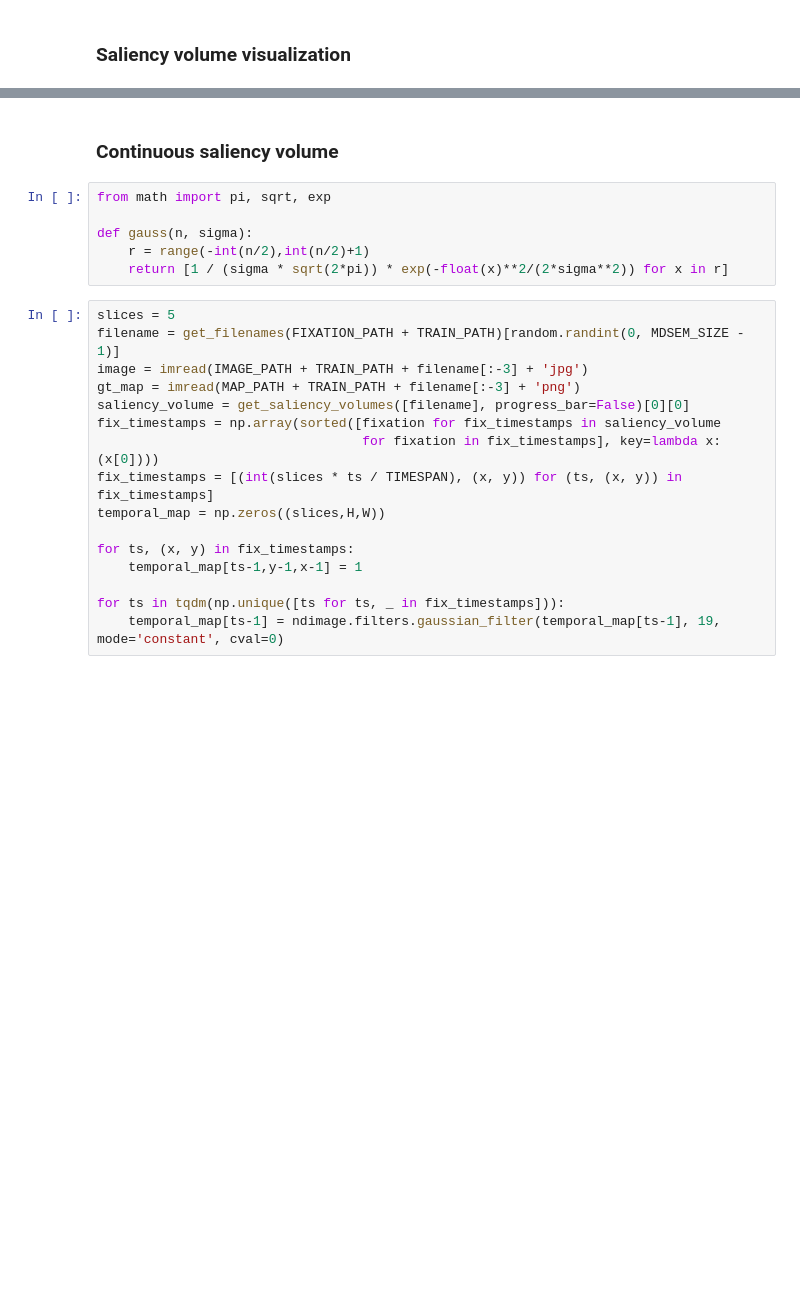
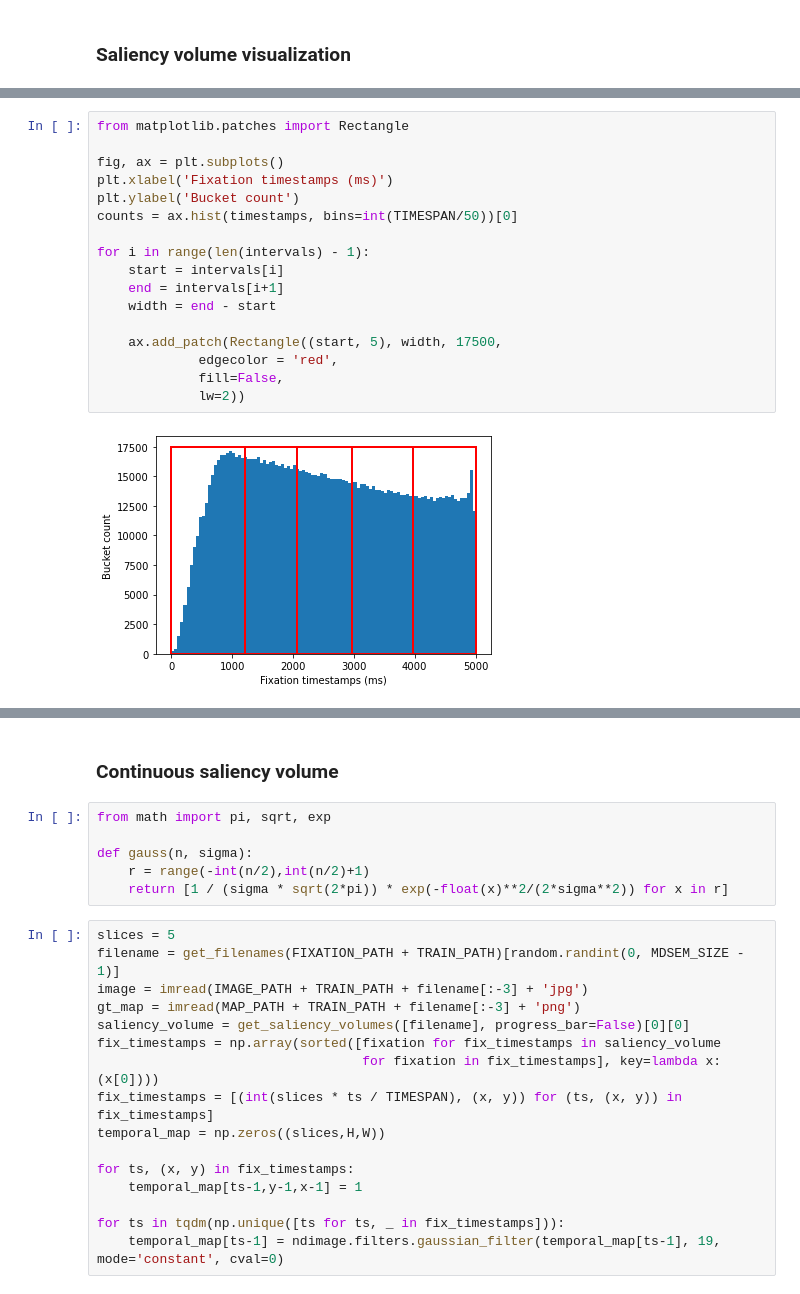
Before and after one commit to LudoHoff/TemporalSaliencyPrediction, a Jupyter notebook: SaliconParser.ipynb, the cells around one changed output, grey strips where cells are left out. Cells and saved outputs as stored; diff of their text form; blank space fills up the shorter version.

```diff
--- a/SaliconParser.ipynb
+++ b/SaliconParser.ipynb
@@ -270,0 +336,19 @@ for i, etw in enumerate(etws):
+# %%
+from matplotlib.patches import Rectangle
+
+fig, ax = plt.subplots()
+plt.xlabel('Fixation timestamps (ms)')
+plt.ylabel('Bucket count')
+counts = ax.hist(timestamps, bins=int(TIMESPAN/50))[0]
+
+for i in range(len(intervals) - 1):
+    start = intervals[i]
+    end = intervals[i+1]
+    width = end - start
+
+    ax.add_patch(Rectangle((start, 5), width, 17500,
+             edgecolor = 'red',
+             fill=False,
+             lw=2))
+# %% [output]
+[figure, added]
```
Also changed, not shown: parts of 16 cells of this notebook, 6 other files.
